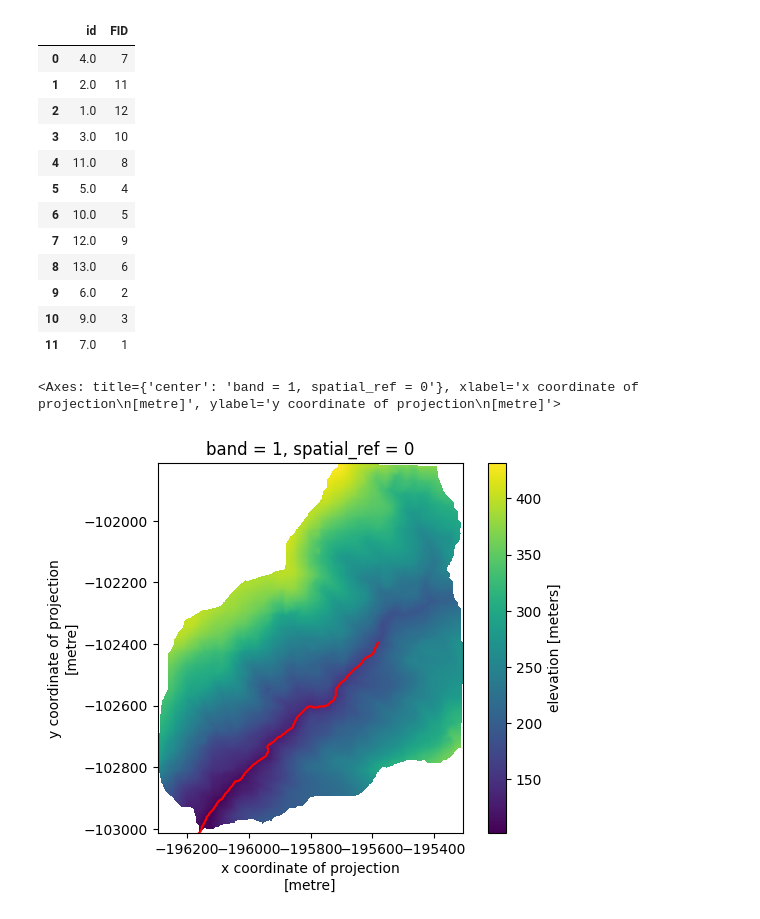
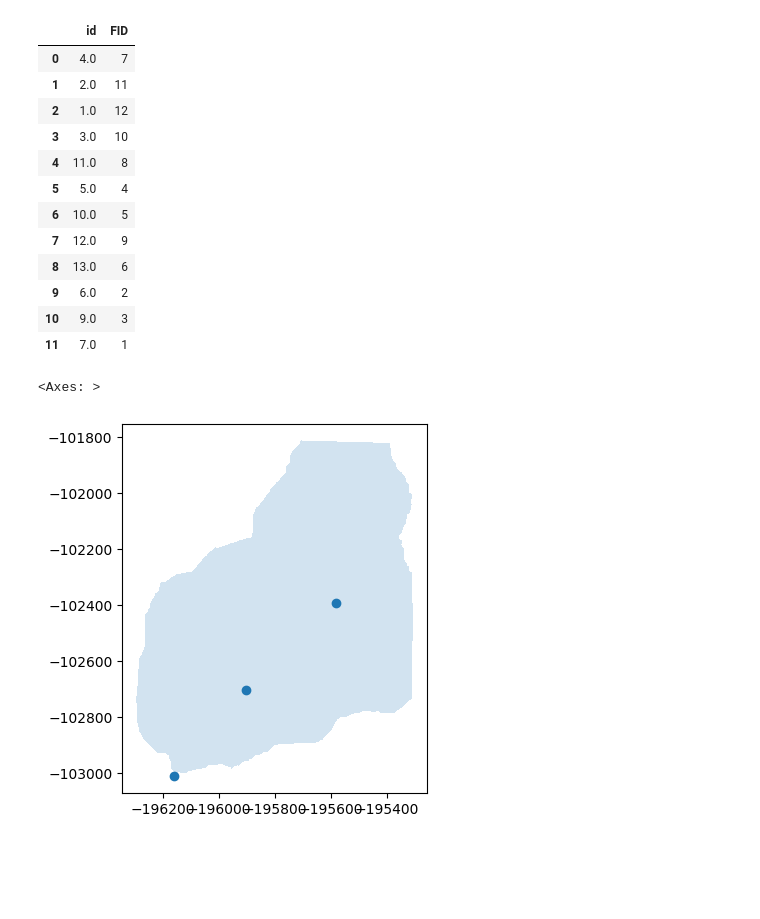
Before and after one commit to avkoehl/valleys, a Jupyter notebook: notebooks/basins.ipynb, the cells around one changed output. Saved outputs shown, nothing was run; the diff lists cells and outputs as text; code cells hidden in the pictures; blank space fills up the shorter version.

```diff
--- a/notebooks/basins.ipynb
+++ b/notebooks/basins.ipynb
@@ -369,37 +367,19 @@ basin_id = 2
 stream_id = manifest.loc[manifest['id'] == basin_id]['FID']
 basin_dem = dem.rio.clip(basin_polygons.loc[basin_polygons['id'] == basin_id]['geometry'])
 stream = streams.loc[streams['FID'] == 11]
-
-fig, ax = plt.subplots()
-basin_dem.plot(ax=ax)
-stream.plot(ax=ax, color='red')
-# %% [output]
-<Axes: title={'center': 'band = 1, spatial_ref = 0'}, xlabel='x coordinate of projection\n[metre]', ylabel='y coordinate of projection\n[metre]'>
-[figure, removed]
-# %%
-def segment(line, length=500, method="remainder"):
-    # https://gis.stackexchange.com/questions/386482/splitting-line-geodataframe-basing-on-given-lengths/386527#386527
-    # https://github.com/shapely/shapely/issues/1058#issuecomment-755016543
-
-    if method not in ['remainder', 'equal']:
-        raise ValueError(f"method must be 'remainder' or 'equal' when {method} was provided")
-
-    if method == "remainder":
-        distances = np.arange(0, line.length, length)
-    elif method == "equal":
-        nparts = line.length // length
-        if nparts == 0:
-            distances = np.arange(0, line.length, line.length)
-        else:
-            distances = np.arange(0, line.length, line.length/nparts)
-
-    points = [line.interpolate(distance) for distance in distances] + [line.boundary.geoms[1]]
-    points = shapely.unary_union(points)
-    return points
-
-# get pour points along the stream
-
-seg = stream['geometry'].iloc[0]
-points = segment(seg, length=1000, method='remainder')
+# %%
+geom = basin_polygons.loc[basin_polygons['id'] == basin_id]
+geom = geom.reset_index(drop=True)
+stream = stream.reset_index(drop=True)
+stream2 = stream.intersection(geom)
+# %%
+fig, ax = plt.subplots()
+
+#stream2.plot(ax=ax)
+points.plot(ax=ax)
+geom.plot(ax=ax, alpha=0.2)
+# %% [output]
+<Axes: >
+[figure, added]
 # %%
 # get flow accumulation in the subbasin
```
Also changed, not shown: parts of 19 cells of this notebook, 1 other file.
